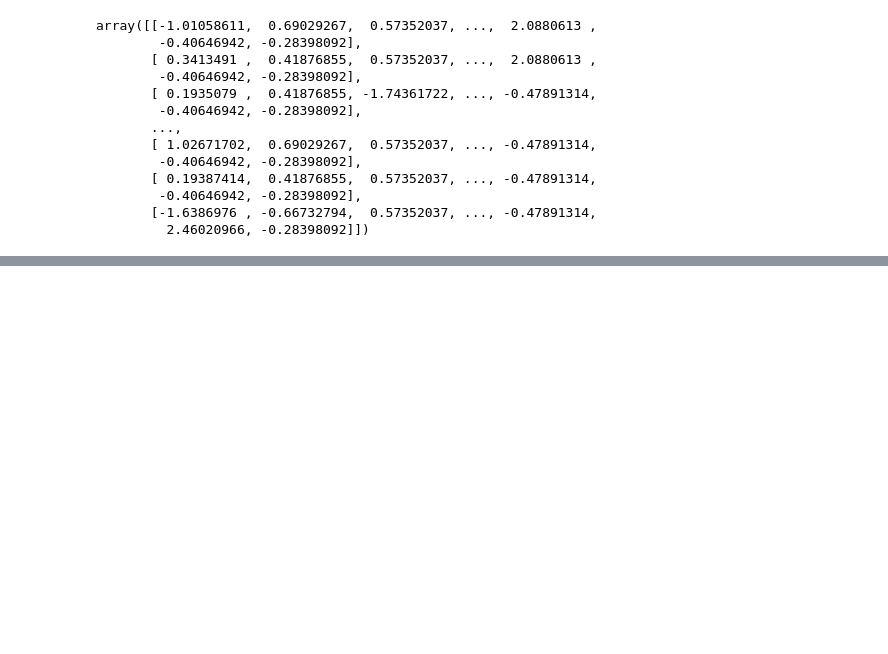
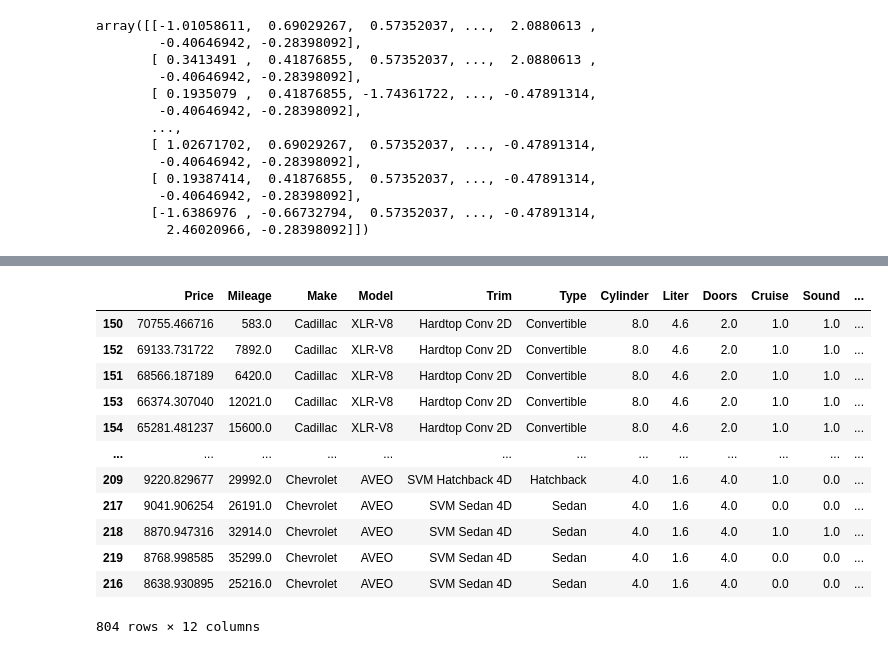
Before and after one commit to gsbelarus/python, a Jupyter notebook: Lesson 11/linearsvr_cars.ipynb, the cells around one changed output, grey strips where cells are left out. Drawn from its saved outputs; the diff is of its cells as text; code cells hidden in the pictures; blank space fills up the shorter version.

```diff
--- a/Lesson 11/linearsvr_cars.ipynb
+++ b/Lesson 11/linearsvr_cars.ipynb
@@ -203,0 +206,16 @@ MSE =  19628779.393721323
+# %%
+data
+# %% [output]
+|  | Price | Mileage | Make | Model | Trim | Type | Cylinder | Liter | Doors | Cruise | Sound | ... |
+| 150 | 70755.466716 | 583.0 | Cadillac | XLR-V8 | Hardtop Conv 2D | Convertible | 8.0 | 4.6 | 2.0 | 1.0 | 1.0 | ... |
+| 152 | 69133.731722 | 7892.0 | Cadillac | XLR-V8 | Hardtop Conv 2D | Convertible | 8.0 | 4.6 | 2.0 | 1.0 | 1.0 | ... |
+| 151 | 68566.187189 | 6420.0 | Cadillac | XLR-V8 | Hardtop Conv 2D | Convertible | 8.0 | 4.6 | 2.0 | 1.0 | 1.0 | ... |
+| 153 | 66374.307040 | 12021.0 | Cadillac | XLR-V8 | Hardtop Conv 2D | Convertible | 8.0 | 4.6 | 2.0 | 1.0 | 1.0 | ... |
+| 154 | 65281.481237 | 15600.0 | Cadillac | XLR-V8 | Hardtop Conv 2D | Convertible | 8.0 | 4.6 | 2.0 | 1.0 | 1.0 | ... |
+| ... | ... | ... | ... | ... | ... | ... | ... | ... | ... | ... | ... | ... |
+| 209 | 9220.829677 | 29992.0 | Chevrolet | AVEO | SVM Hatchback 4D | Hatchback | 4.0 | 1.6 | 4.0 | 1.0 | 0.0 | ... |
+| 217 | 9041.906254 | 26191.0 | Chevrolet | AVEO | SVM Sedan 4D | Sedan | 4.0 | 1.6 | 4.0 | 0.0 | 0.0 | ... |
+| 218 | 8870.947316 | 32914.0 | Chevrolet | AVEO | SVM Sedan 4D | Sedan | 4.0 | 1.6 | 4.0 | 1.0 | 1.0 | ... |
+| 219 | 8768.998585 | 35299.0 | Chevrolet | AVEO | SVM Sedan 4D | Sedan | 4.0 | 1.6 | 4.0 | 0.0 | 0.0 | ... |
+| 216 | 8638.930895 | 25216.0 | Chevrolet | AVEO | SVM Sedan 4D | Sedan | 4.0 | 1.6 | 4.0 | 0.0 | 0.0 | ... |
+804 rows × 12 columns
```
Also changed, not shown: parts of 12 cells of this notebook, 11 other files.
